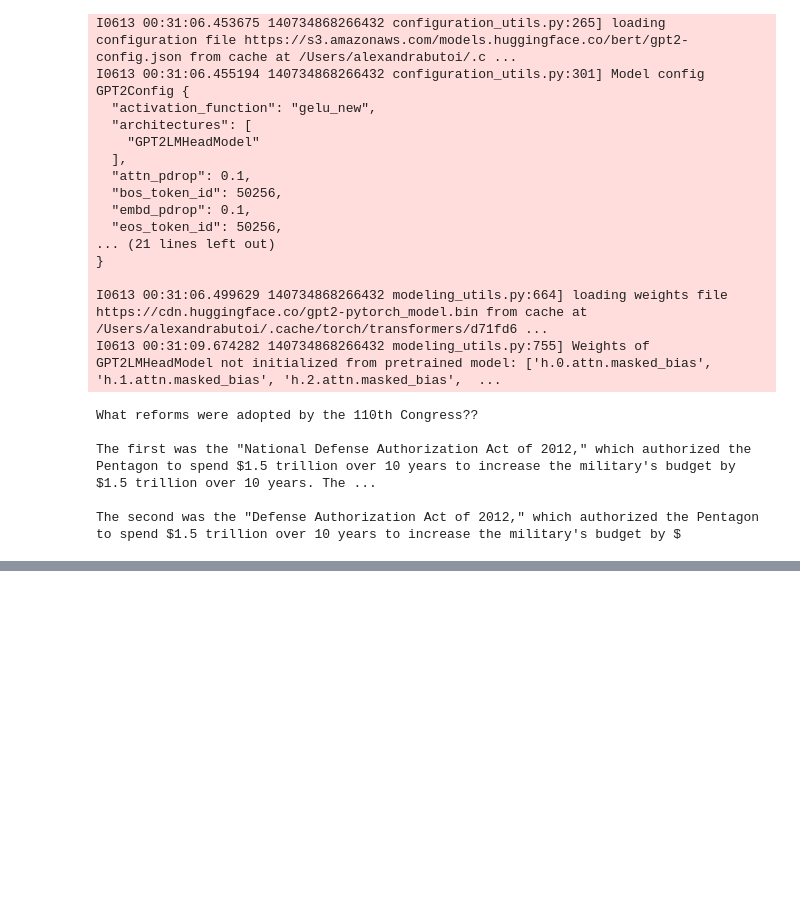
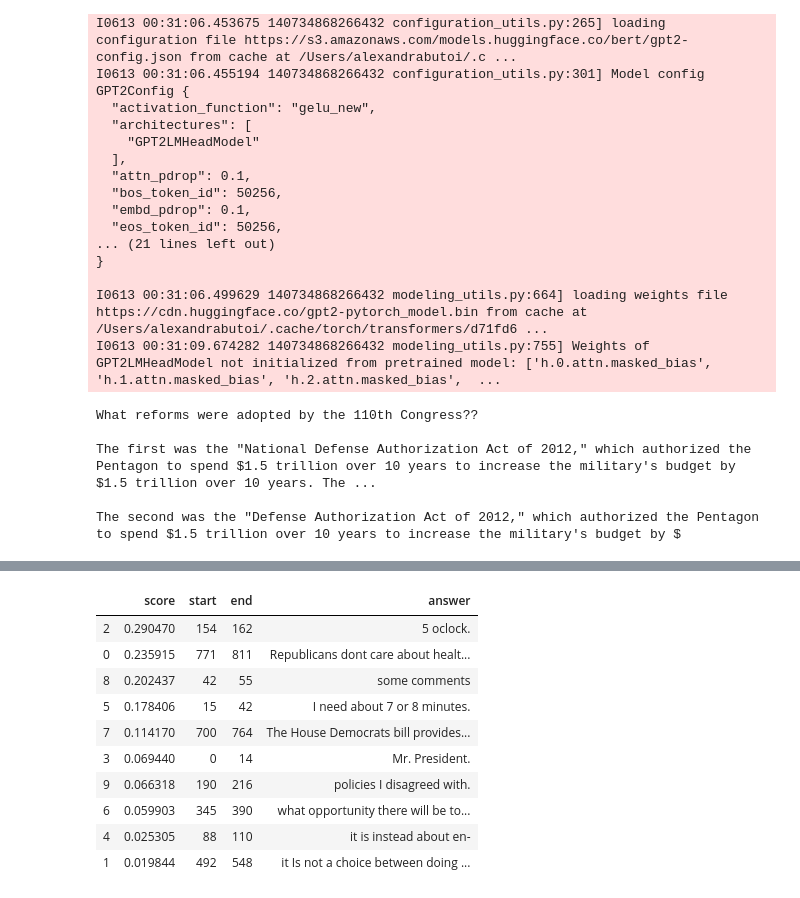
Before and after one commit to rostro36/Partisan-Responses, a Jupyter notebook: question_answering.ipynb, the cells around one changed output, grey strips where cells are left out. Saved outputs shown, nothing was run; the diff lists cells and outputs as text; code cells hidden in the pictures; blank space fills up the shorter version.

```diff
--- a/question_answering.ipynb
+++ b/question_answering.ipynb
@@ -289,0 +352,4 @@ The second was the "Defense Authorization Act of 2012," which authorized the Pen
+# %%
+docs = [i for i, j in sims]
+# %%
+x = sm_speeches[docs]
@@ -289,0 +370,6 @@ The second was the "Defense Authorization Act of 2012," which authorized the Pen
+# %%
+question_df = pd.DataFrame.from_records([ {
+    'question': "What do Democrats believe about tax increases?",
+    'context':  ctx
+} for ctx in x ])
+question_df
@@ -289,0 +388,17 @@ The second was the "Defense Authorization Act of 2012," which authorized the Pen
+# %%
+preds = qa_pipeline(question_df.to_dict('records'))
+answer_df = pd.DataFrame.from_records(preds).sort_values(by="score", ascending=False)
+# %%
+answer_df
+# %% [output]
+|  | score | start | end | answer |
+| 2 | 0.290470 | 154 | 162 | 5 oclock. |
+| 0 | 0.235915 | 771 | 811 | Republicans dont care about healt... |
+| 8 | 0.202437 | 42 | 55 | some comments |
+| 5 | 0.178406 | 15 | 42 | I need about 7 or 8 minutes. |
+| 7 | 0.114170 | 700 | 764 | The House Democrats bill provides... |
+| 3 | 0.069440 | 0 | 14 | Mr. President. |
+| 9 | 0.066318 | 190 | 216 | policies I disagreed with. |
+| 6 | 0.059903 | 345 | 390 | what opportunity there will be to... |
+| 4 | 0.025305 | 88 | 110 | it is instead about en- |
+| 1 | 0.019844 | 492 | 548 | it Is not a choice between doing ... |
```
Also changed, not shown: parts of 14 cells of this notebook.
